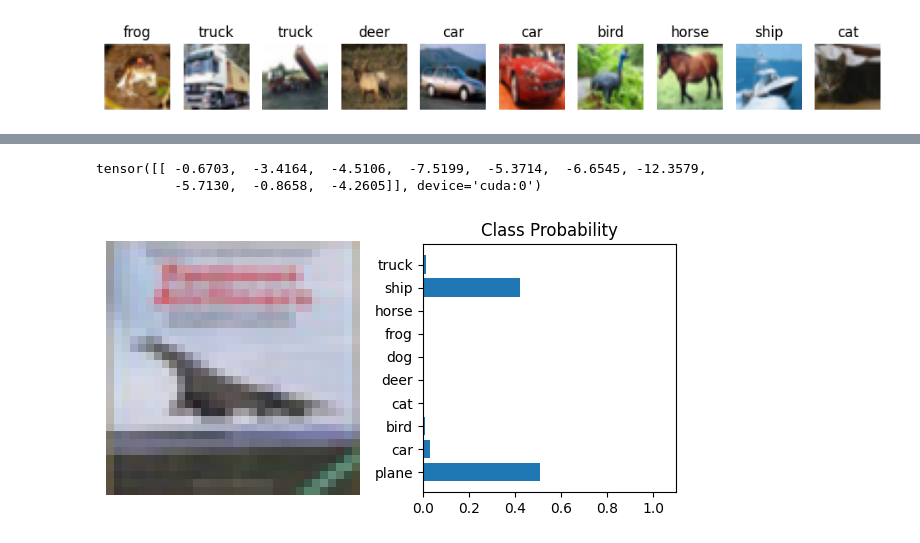
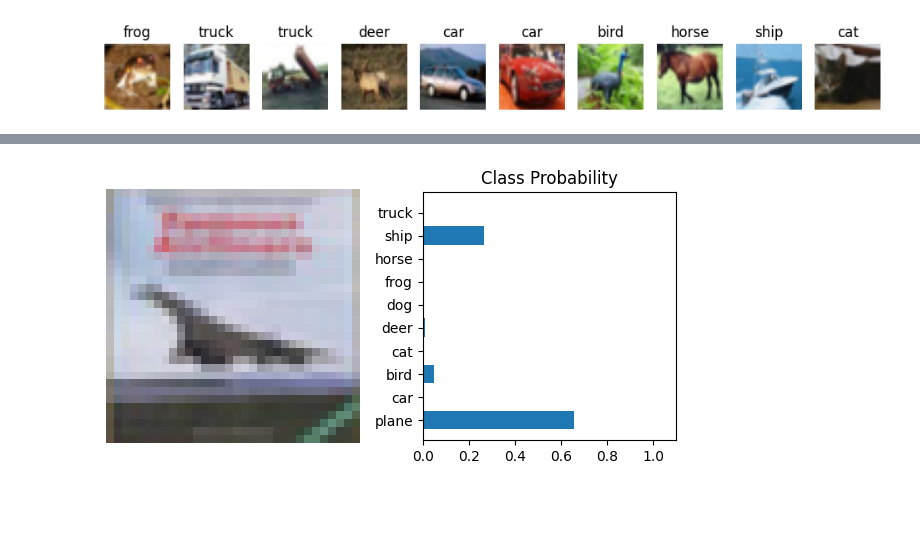
Before and after one commit to JenV-1848843/bachelorproject-iiw-inf-fooling-neural-nets, a Jupyter notebook: restart.ipynb, the cells around one changed output, grey strips where cells are left out. Cells and saved outputs as stored; diff of their text form; code cells hidden in the pictures; blank space fills up the shorter version.

```diff
--- a/restart.ipynb
+++ b/restart.ipynb
@@ -39,8 +66,8 @@ classes = ('plane', 'car', 'bird', 'cat', 'deer', 'dog', 'frog', 'horse', 'ship'
 fig, axes = plt.subplots(1, 10, figsize=(12, 3))
 for i in range(10):
     image = train_loader.dataset[i][0].permute(1, 2, 0)
-    denormalized_image= image / 2 + 0.5
-    axes[i].imshow(denormalized_image)
+    # denormalized_image= image / 2 + 0.5
+    axes[i].imshow(image)
     axes[i].set_title(classes[train_loader.dataset[i][1]])
     axes[i].axis('off')
 plt.show()
@@ -56,7 +83,10 @@ class ConvNeuralNet(nn.Module):
 
         self.pool = nn.MaxPool2d(2, stride=2)
 
-        self.fc1 = nn.Linear(128 * 6 * 6, 120)
+        self.gap = nn.AdaptiveAvgPool2d(1) # to work with variable image sizes
+
+        # self.fc1 = nn.Linear(128 * 6 * 6, 120)
+        self.fc1 = nn.Linear(128, 120) # because output of self.gap is [batch, 128, 1, 1]
         self.fc2 = nn.Linear(120, 84)
         self.fc3 = nn.Linear(84, num_classes)
 
@@ -66,17 +96,15 @@ class ConvNeuralNet(nn.Module):
         x = self.pool(x)
         x = F.relu(self.conv2(x))
         x = self.pool(x)
+        x = self.gap(x) # to work with variable image sizes
         x = torch.flatten(x, 1) # flatten all dimensions except batch
         x = F.relu(self.fc1(x))
         x = F.relu(self.fc2(x))
-        x = F.log_softmax(self.fc3(x), dim=1)
+        x = self.fc3(x)
+        # x = F.softmax(self.fc3(x), dim=1)
+        # print(x)
         return x
 
 net = ConvNeuralNet()
 net.to(device)
-PATH = './cifar_net.pth'
-
-
-# for name, param in net.named_parameters():
-#     if "conv" in name:
-#         param.requires_grad = False
+PATH = './cifar_net_variable_image_sizes.pth'
@@ -92,9 +112,13 @@ PATH = './cifar_net.pth'
 if os.path.isfile(PATH):
     net.load_state_dict(torch.load(PATH, weights_only=True))
     print("existing model loaded")
+
+    # for i, data in enumerate(train_loader):
+    #     inputs, labels = data[0].to(device), data[1].to(device)
+    #     print(inputs.shape)
 else:
     print("no existing model found. Initiating training\n")
-    loss_function = nn.NLLLoss()
+    loss_function = nn.CrossEntropyLoss()
     optimizer = optim.Adam(net.parameters(), lr=0.001)
 
     epochs = 10
@@ -102,10 +126,16 @@ else:
 
         running_loss = 0.0
         for i, data in enumerate(train_loader):
+
             inputs, labels = data[0].to(device), data[1].to(device)
 
             optimizer.zero_grad()
             outputs = net(inputs)
+
+            if i == 0:
+                print(labels)
+                print(outputs)
+
             loss = loss_function(outputs, labels)
 
             loss.backward()
@@ -127,8 +173,8 @@ def view_classification(image, probabilities):
     fig, (ax1, ax2) = plt.subplots(figsize=(6,9), ncols=2)
 
     image = image.permute(1, 2, 0)
-    denormalized_image= image / 2 + 0.5
-    ax1.imshow(denormalized_image)
+    # denormalized_image= image / 2 + 0.5
+    ax1.imshow(image)
     ax1.axis('off')
     ax2.barh(np.arange(10), probabilities)
     ax2.set_aspect(0.1)
@@ -141,17 +187,16 @@ def view_classification(image, probabilities):
 # %%
 images, _ = next(iter(test_loader))
 
 image = images[3]
 batched_image = image.unsqueeze(0).to(device)
 with torch.no_grad():
     log_probabilities = net(batched_image)
+    probabilities = torch.softmax(log_probabilities, dim=1)
 
-probabilities = torch.exp(log_probabilities).squeeze().cpu()
+probabilities = probabilities.squeeze().cpu()
 view_classification(image, probabilities)
 # %% [output]
-tensor([[ -0.6703,  -3.4164,  -4.5106,  -7.5199,  -5.3714,  -6.6545, -12.3579,
-          -5.7130,  -0.8658,  -4.2605]], device='cuda:0')
-[figure, old version]
+[figure, new version]
 # %%
 correct = 0
 total = 0
```
Also changed, not shown: parts of 9 cells of this notebook, 7 other files.
